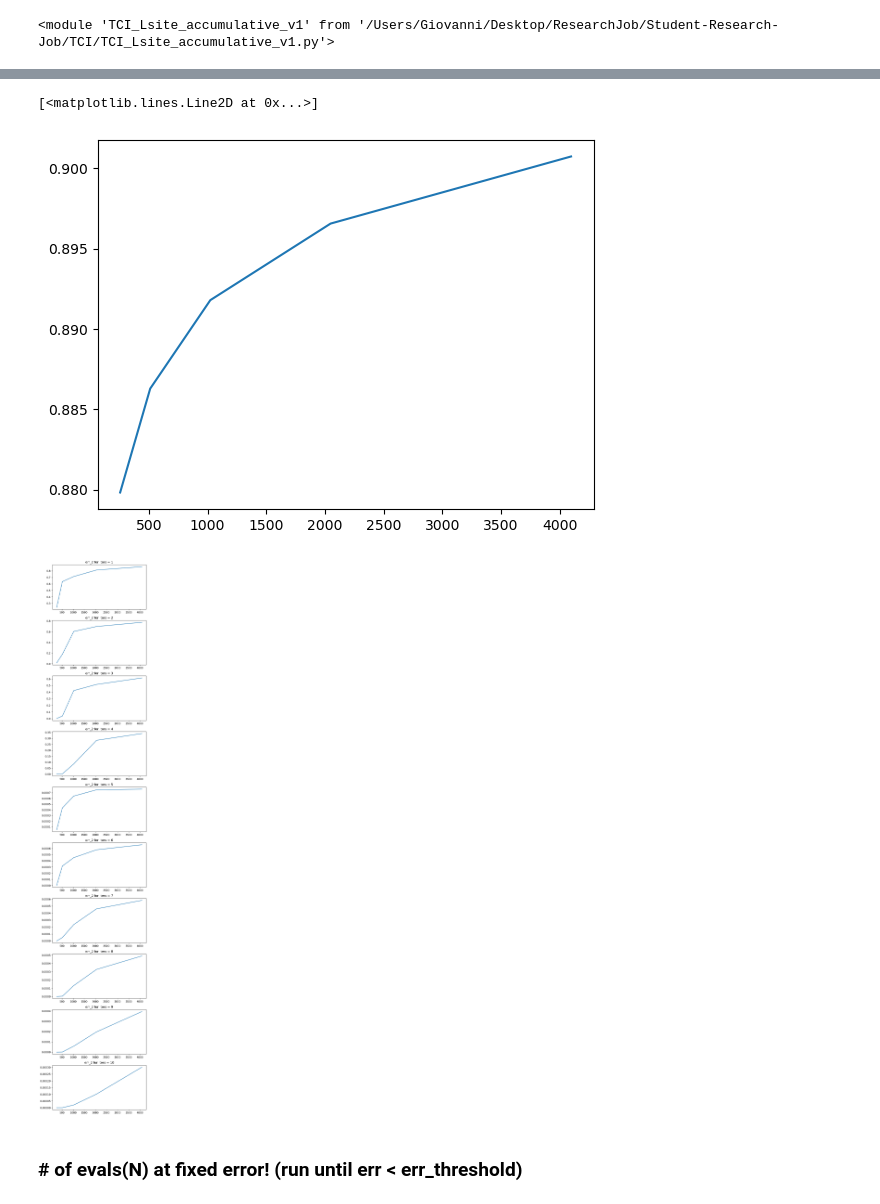
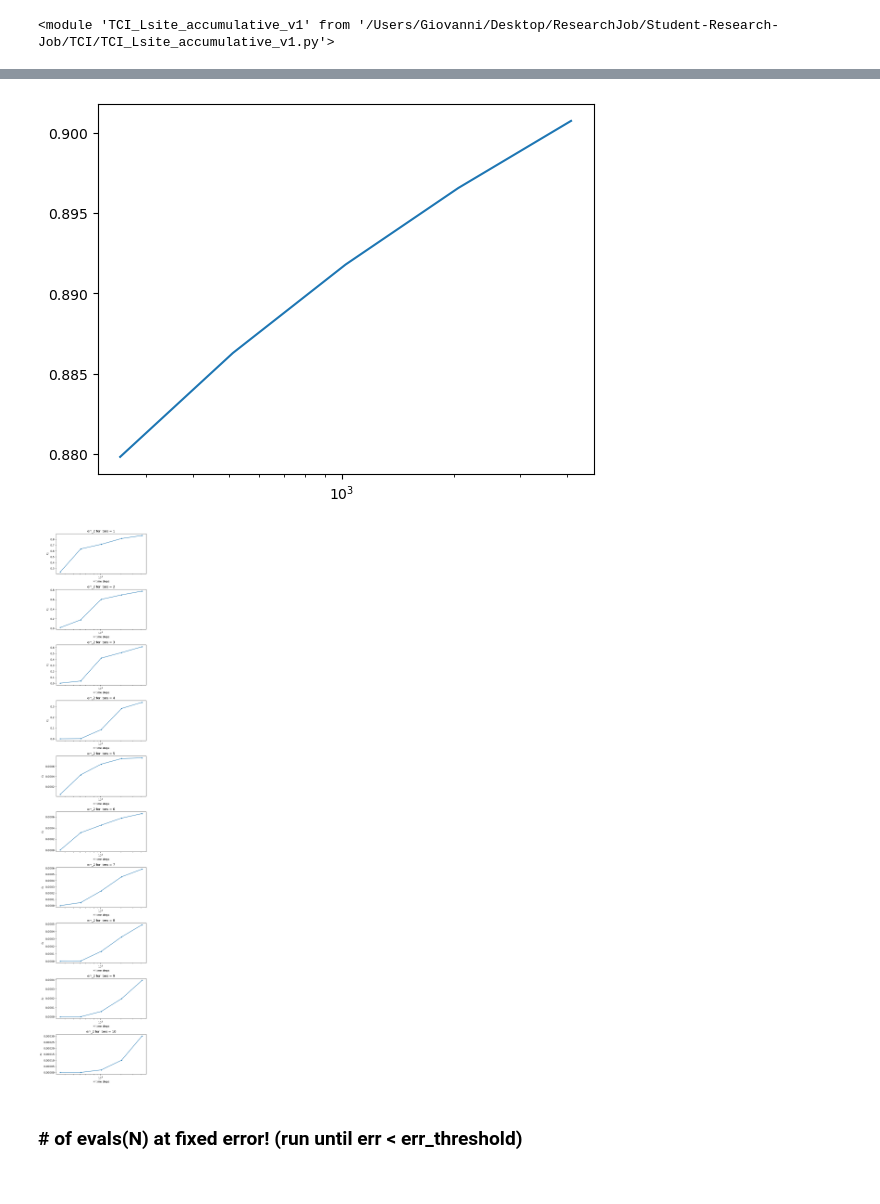
Before and after one commit to gconcheri/Student-Research-Job, a Jupyter notebook: Correlation_function/Corrfunc_LsiteaccumulativeTCI_relevant_plots.ipynb, the cells around one changed output, grey strips where cells are left out. Drawn from its saved outputs; the diff is of its cells as text; code cells hidden in the pictures.

Commit message:
finished plots

```diff
--- a/Correlation_function/Corrfunc_LsiteaccumulativeTCI_relevant_plots.ipynb
+++ b/Correlation_function/Corrfunc_LsiteaccumulativeTCI_relevant_plots.ipynb
@@ -29,0 +105,6 @@ D = L
+# %%
+print(err2list_transpose)
+col_trimmed_err = err2list_transpose[0][:(len(col_trimmed)-1)]
+col_trimmed_err.append(err2list_transpose[0][-1])
+err2list_transpose_trimmed = [col_trimmed_err] + [col for col in err2list_transpose[1:]]
+print(err2list_transpose_trimmed)
@@ -29,0 +114,11 @@ D = L
+# %%
+fig, ax = plt.subplots(len(nlist), 1, figsize = (6, 3*len(nlist)))
+
+for idx, i in enumerate(nlist):
+    print(idx)
+    ax[idx].plot(evallist_transpose_trimmed[idx], err2list_transpose_trimmed[idx], '.-')
+    ax[idx].set(xlabel = '# evals', ylabel = r'$\epsilon_2$')
+    ax[idx].set_title(f'err_2(# evals) for n = {i}')
+
+#plt.plot(Nlist, [exp_func(N,11,6.9, 1) for N in Nlist])
+fig.tight_layout()
@@ -32,22 +133,0 @@ D = L
-# %%
-nlist = np.arange(8,13,1)
-Nlist = [2**n for n in nlist]
-iterlist = [1,2,3,4,5,6,7,8,9,10]
-err2list = [[] for i in iterlist]
-errmaxlist = [[] for i in iterlist]
-
-H = ED.gen_Ham(L = L, model = 0)
-for n in nlist:
-    Cs = ED.correlator(H= H, L = L, dt = dt,  n = n)
-    func_vals = Cs.T #Cs is in the form (X,T)
-    f_t = lambda *t: Cs.reshape((D,) + (2,) * n)[:,*t]
-    for idx, i in enumerate(iterlist):
-        func = TCI.function(f_t)
-        _, _, _, err_2, err_max, _ = TCI.accumulative_tensor_cross_interpolation(func,         # function to be interpolated
-                                        func_vals,
-                                        D,
-                                        L=n,          # number of MPS tensors
-                                        iters=i)
-
-        err2list[idx].append(err_2)
-        errmaxlist[idx].append(err_max)
@@ -75,20 +137,22 @@ def exp_func(N, A, B, D):
 
 
 plt.plot(Nlist, [exp_func(N, 1, 0, D) for N in Nlist])
+plt.xscale('log')
 # %% [output]
-[<matplotlib.lines.Line2D at 0x...>]
-[figure, old version]
+[figure, new version]
 # %%
 fig, ax = plt.subplots(len(iterlist), 1, figsize = (6, 3*len(iterlist)))
 
 for idx, i in enumerate(iterlist):
-    ax[idx].plot(Nlist, err2list[idx])
+    ax[idx].plot(Nlist, err2list[idx], '.-')
+    ax[idx].set(xlabel = 'N time steps', ylabel = r'$\epsilon_2$')
+    ax[idx].set(xscale = 'log')
     ax[idx].set_title(f'err_2 for iters = {i}')
 
 #plt.plot(Nlist, [exp_func(N,11,6.9, 1) for N in Nlist])
 fig.tight_layout()
 # %% [output]
-[figure, old version]
+[figure, new version]
 # %% [markdown]
 ### # of evals(N) at fixed error! (run until err < err_threshold)
 # %%
```
Also changed, not shown: parts of 14 cells of this notebook, 4 other files.
